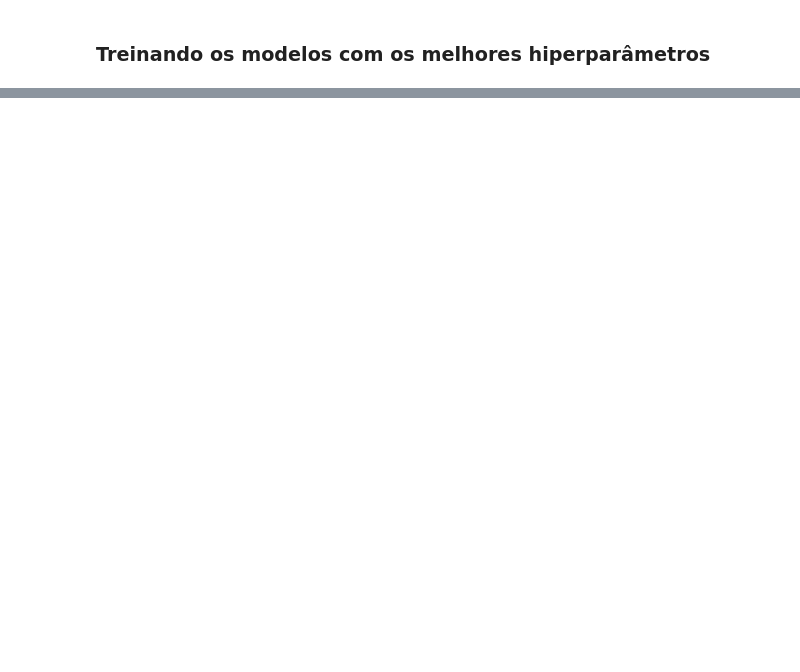
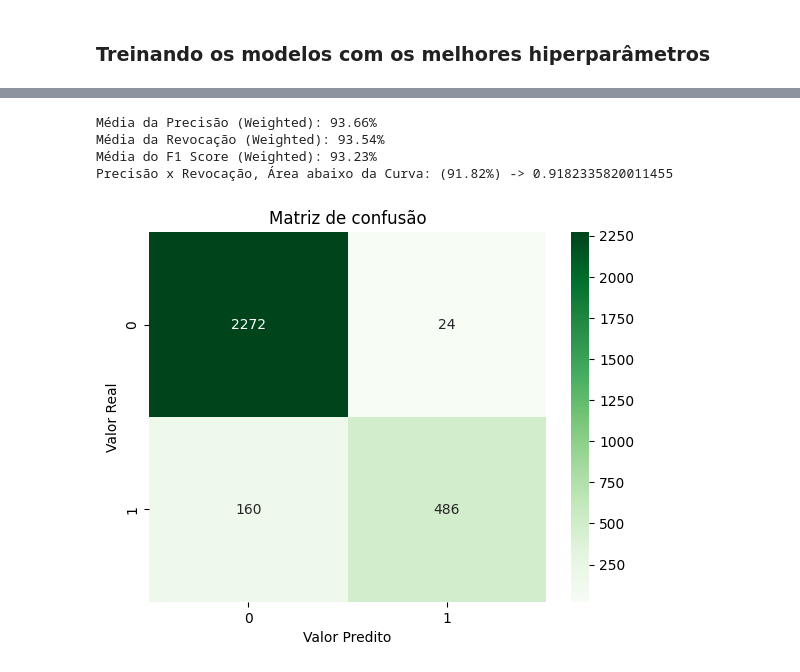
Before and after one commit to GBibiano/risco-credito, a Jupyter notebook: modelagem.ipynb, the cells around one changed output, grey strips where cells are left out. Drawn from its saved outputs; the diff is of its cells as text; code cells hidden in the pictures; blank space fills up the shorter version.

```diff
--- a/modelagem.ipynb
+++ b/modelagem.ipynb
@@ -890,0 +804,18 @@ Lucro Bruto: R$
+# %%
+# Melhores hiperparâmetros:  {'n_estimators': 242, 'max_depth': 3, 'learning_rate': 0.37010357027104934, 'gamma': 0.0840143993260119}
+# treinando o xgboost classifier
+xgbclassifier = XGBClassifier(
+    n_estimators=242,
+    max_depth=3,
+    learning_rate=0.37010357027104934,
+    gamma=0.0840143993260119,
+    random_state=47
+)
+
+xgb_treinado, _, y_test, y_pred, _ = treinar_modelo(xgbclassifier, X[features_RFE_xgboost], y, True)
+# %% [output]
+Média da Precisão (Weighted): 93.66%
+Média da Revocação (Weighted): 93.54%
+Média do F1 Score (Weighted): 93.23%
+Precisão x Revocação, Área abaixo da Curva: (91.82%) -> 0.9182335820011455
+[figure, added]
```
Also changed, not shown: parts of 58 cells of this notebook.
